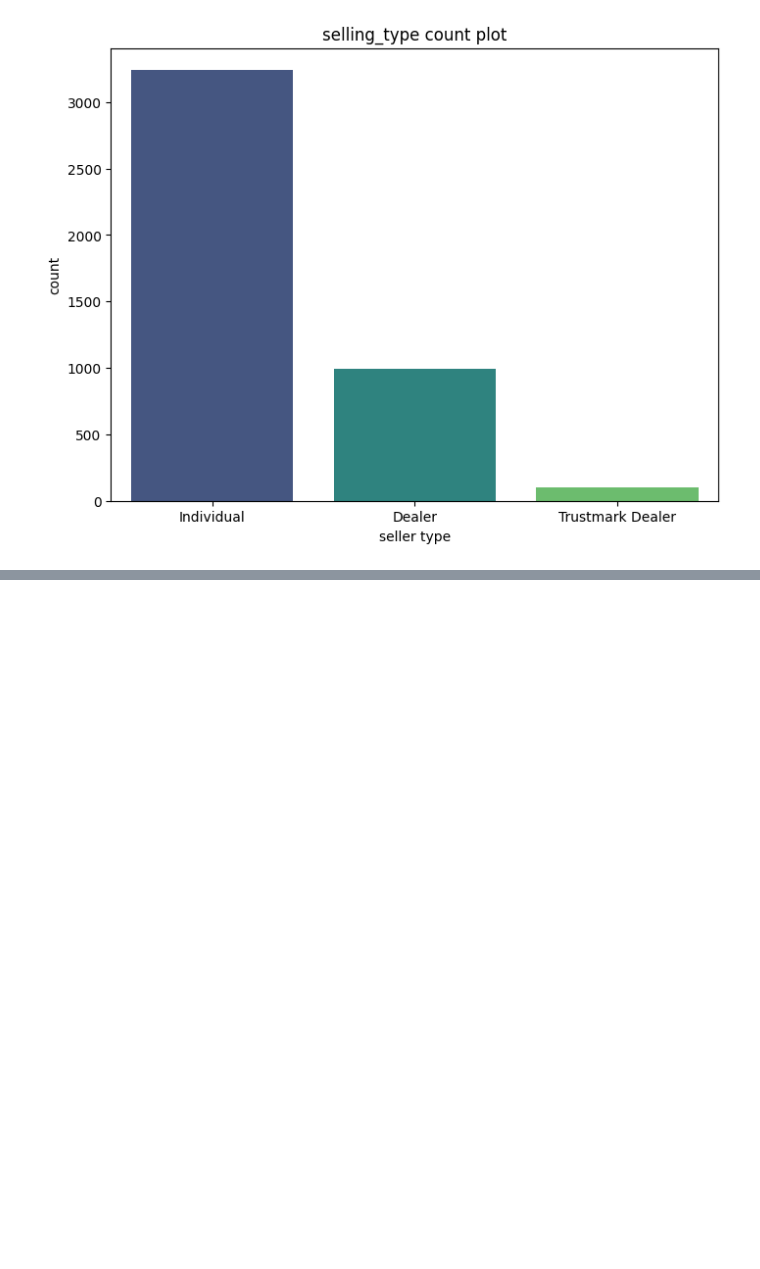
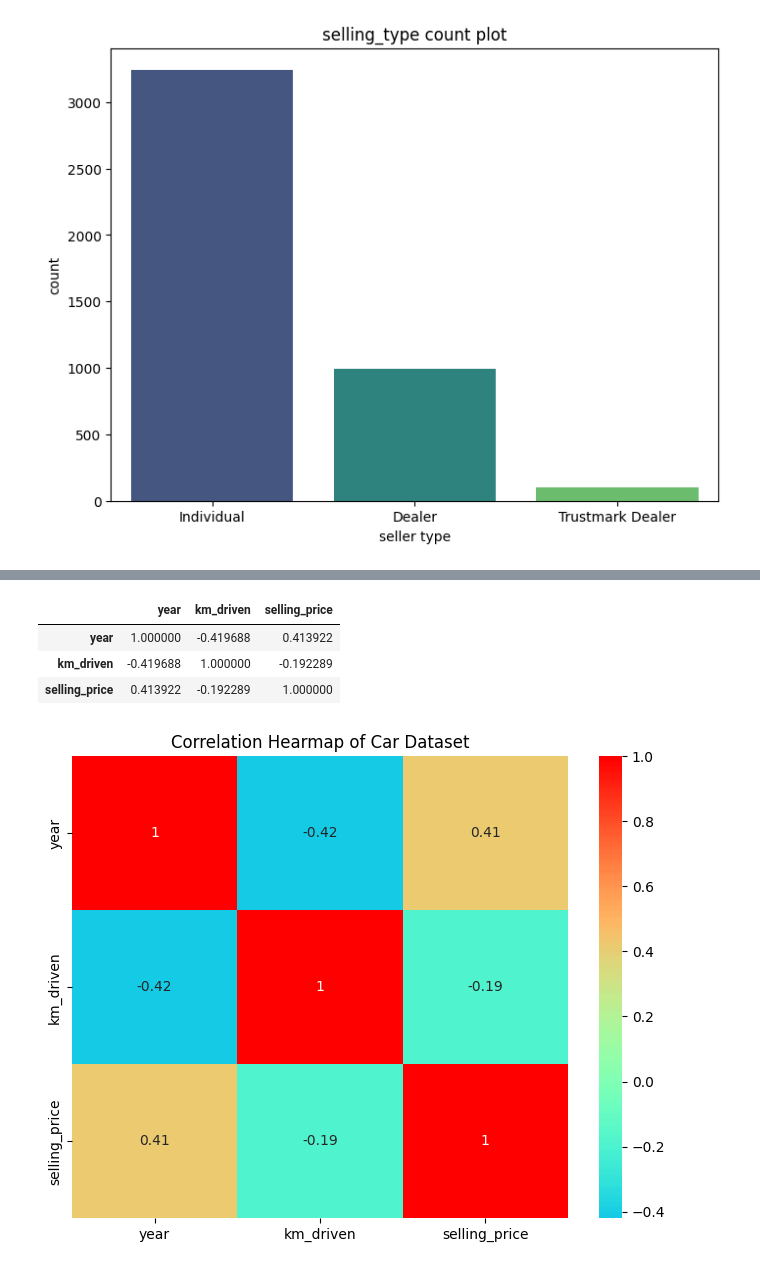
Before and after one commit to chanru-project/ml_learn2, a Jupyter notebook: share/jupyter/kernels/python3/Untitled-4.ipynb, the cells around one changed output, grey strips where cells are left out. Cells and saved outputs as stored; diff of their text form; code cells hidden in the pictures; blank space fills up the shorter version.

```diff
--- a/share/jupyter/kernels/python3/Untitled-4.ipynb
+++ b/share/jupyter/kernels/python3/Untitled-4.ipynb
@@ -54,0 +93,15 @@ Passing `palette` without assigning `hue` is deprecated and will be removed in v
+# %%
+num=df[['year','km_driven','selling_price']].corr()
+num
+# %% [output]
+|  | year | km_driven | selling_price |
+| year | 1.000000 | -0.419688 | 0.413922 |
+| km_driven | -0.419688 | 1.000000 | -0.192289 |
+| selling_price | 0.413922 | -0.192289 | 1.000000 |
+# %%
+plt.figure(figsize=(8,6))
+sns.heatmap(num, annot=True, cmap='rainbow',center=0)
+plt.title('Correlation Hearmap of Car Dataset')
+plt.show()
+# %% [output]
+[figure, added]
```
Also changed, not shown: parts of 4 cells of this notebook.
